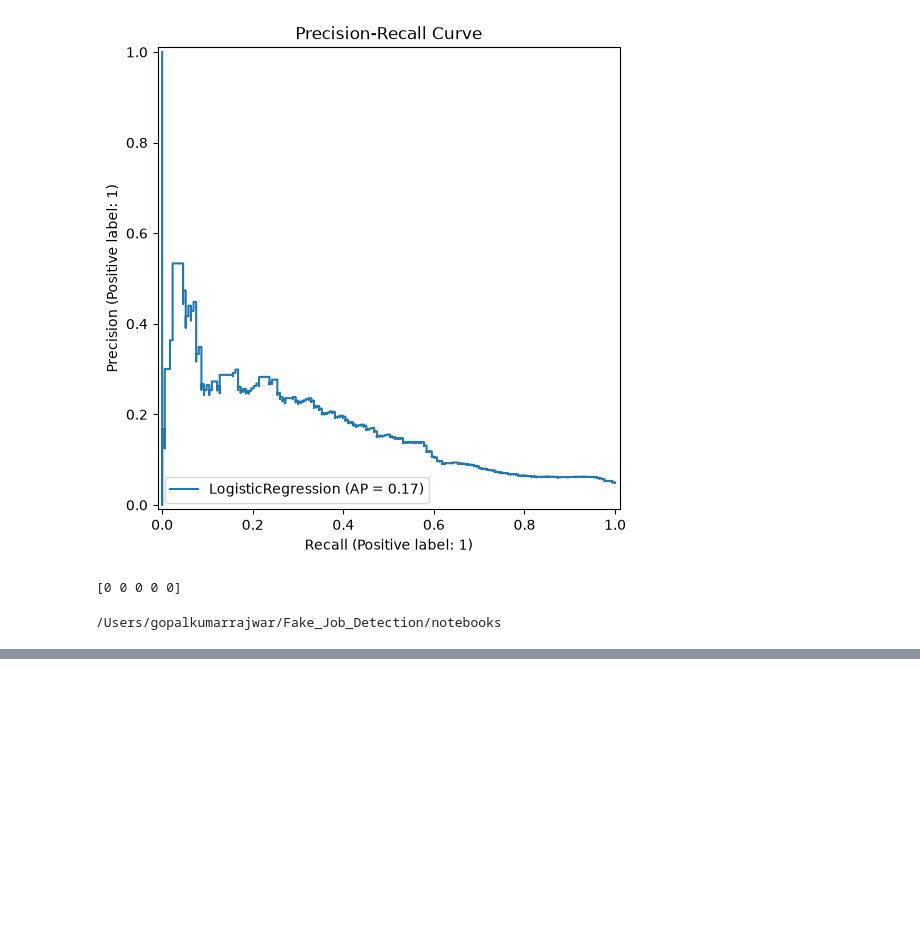
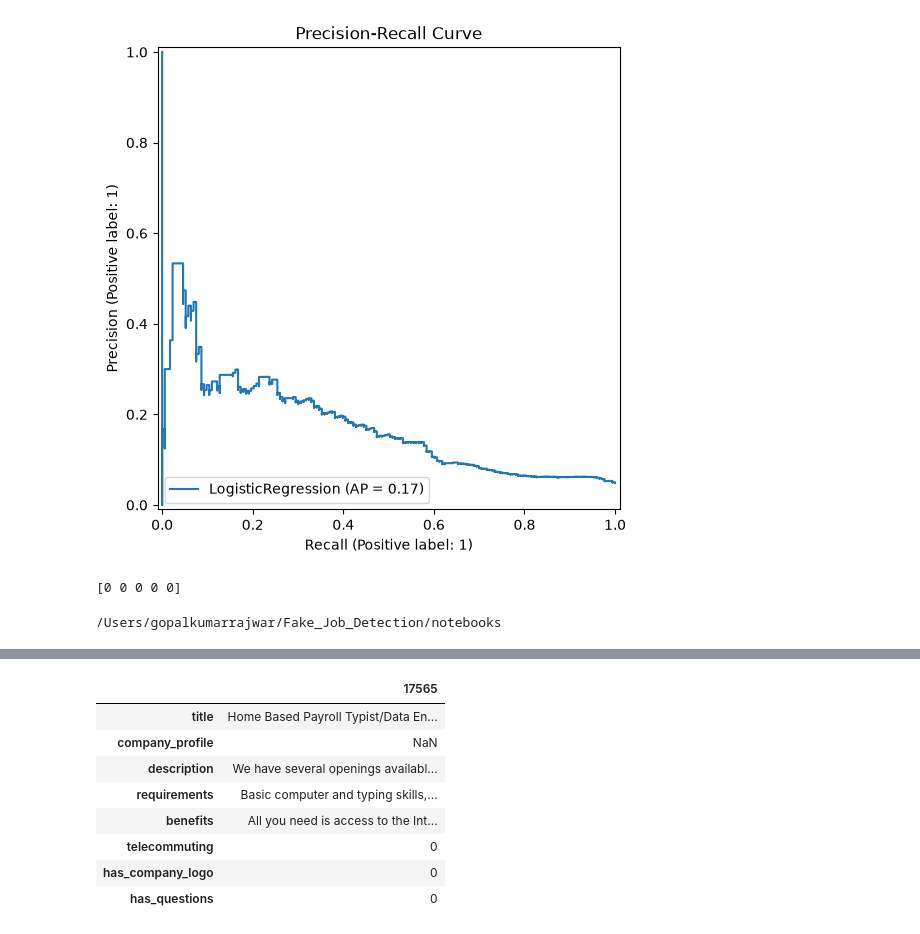
Before and after one commit to Levisquad01/Fake_Job_Detection, a Jupyter notebook: notebooks/07_Model_Evaluation_Plots.ipynb, the cells around one changed output, grey strips where cells are left out. Drawn from its saved outputs; the diff is of its cells as text; code cells hidden in the pictures; blank space fills up the shorter version.

```diff
--- a/notebooks/07_Model_Evaluation_Plots.ipynb
+++ b/notebooks/07_Model_Evaluation_Plots.ipynb
@@ -90,0 +118,29 @@ print(Path.cwd())
+# %%
+import pandas as pd
+
+df = pd.read_csv("../data/raw/fake_job_postings.csv")
+
+fraud = df[df["fraudulent"] == 1]
+
+sample = fraud.sample(1, random_state=100)
+
+sample[[
+    "title",
+    "company_profile",
+    "description",
+    "requirements",
+    "benefits",
+    "telecommuting",
+    "has_company_logo",
+    "has_questions"
+]].T
+# %% [output]
+|  | 17565 |
+| title | Home Based Payroll Typist/Data En... |
+| company_profile | NaN |
+| description | We have several openings availabl... |
+| requirements | Basic computer and typing skills,... |
+| benefits | All you need is access to the Int... |
+| telecommuting | 0 |
+| has_company_logo | 0 |
+| has_questions | 0 |
```
Also changed, not shown: parts of 1 cell of this notebook, 2 other files.
